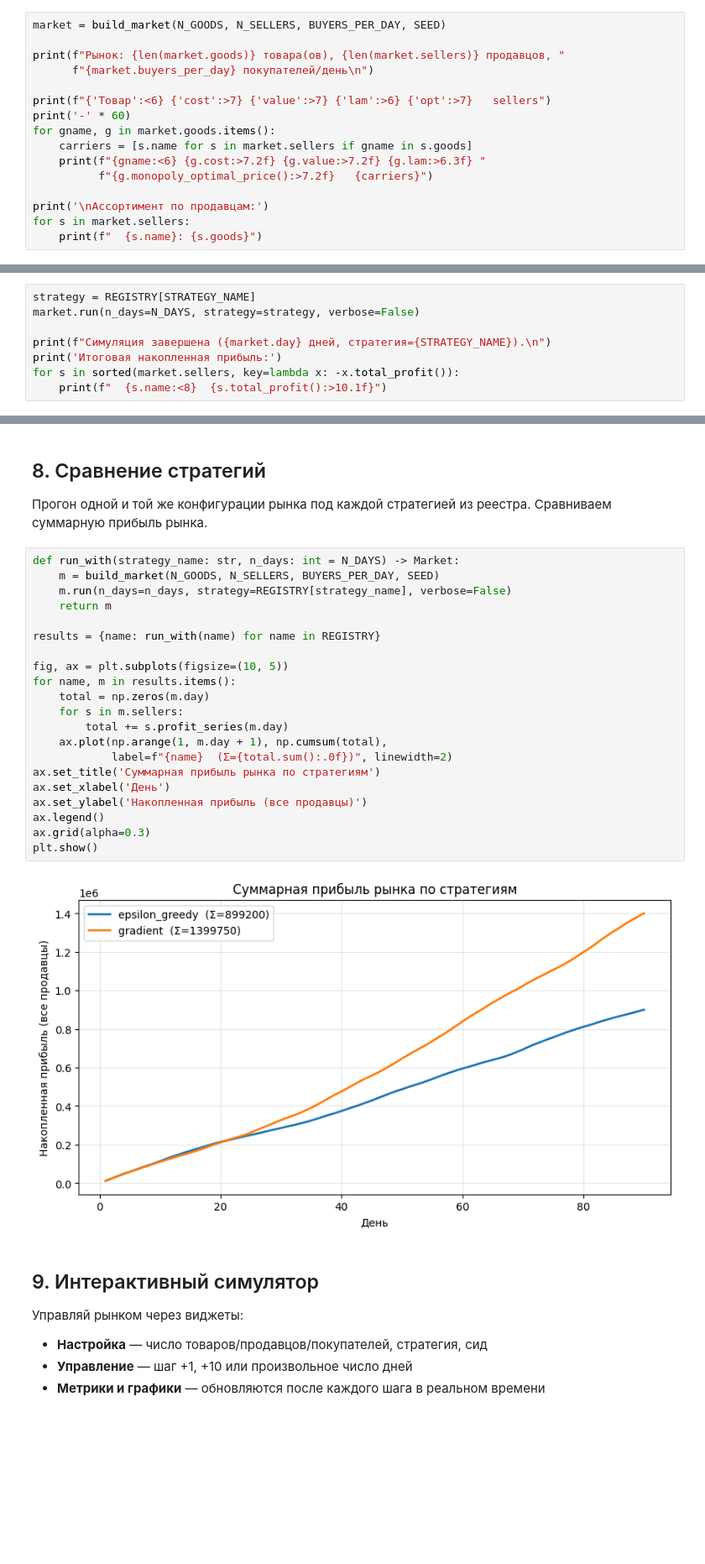
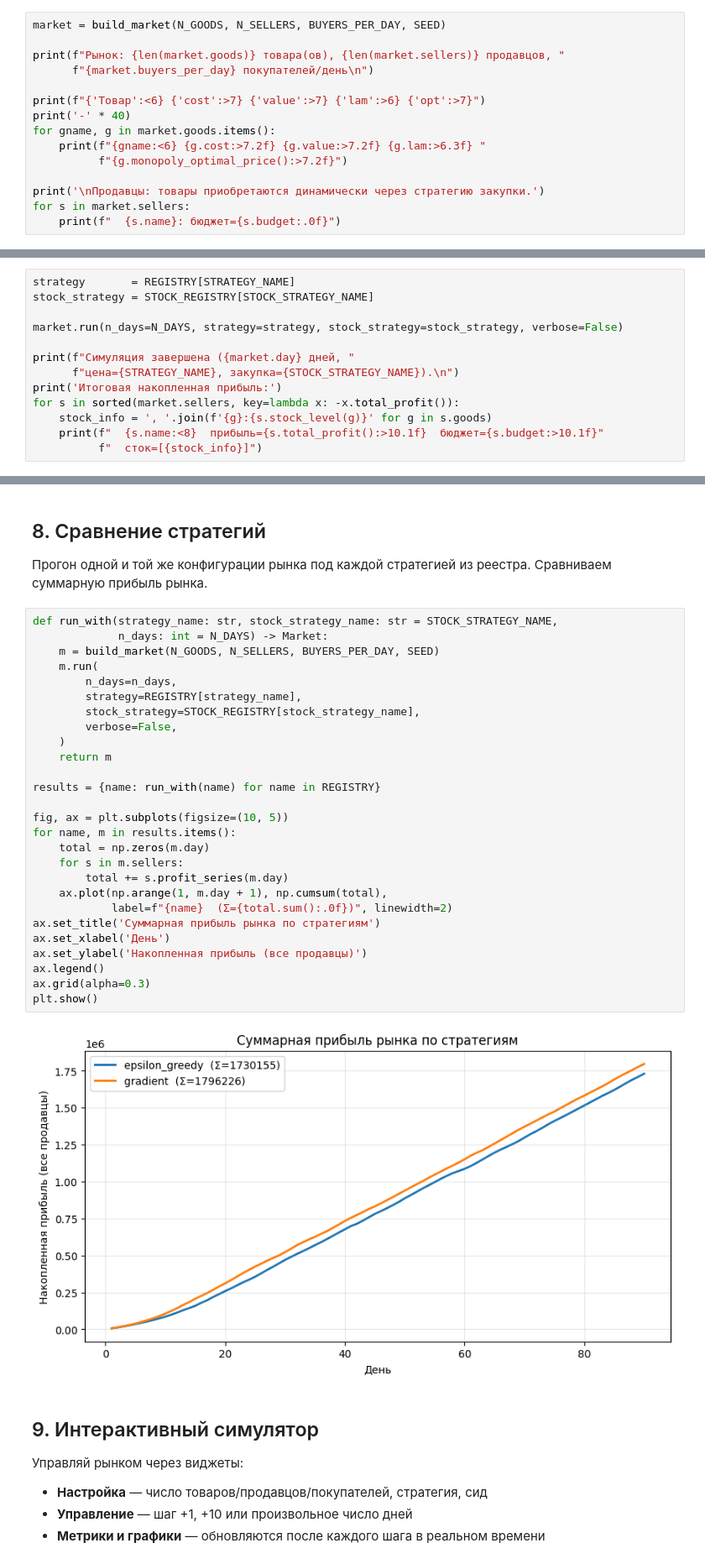
Before and after one commit to postoev/pricing-manager, a Jupyter notebook: market_sim.ipynb, the cells around one changed output, grey strips where cells are left out. Shown at 84% size. Drawn from its saved outputs; the diff is of its cells as text; blank space fills up the shorter version.

```diff
--- a/market_sim.ipynb
+++ b/market_sim.ipynb
@@ -67,16 +70,15 @@ market = build_market(N_GOODS, N_SELLERS, BUYERS_PER_DAY, SEED)
 print(f"Рынок: {len(market.goods)} товара(ов), {len(market.sellers)} продавцов, "
       f"{market.buyers_per_day} покупателей/день\n")
 
-print(f"{'Товар':<6} {'cost':>7} {'value':>7} {'lam':>6} {'opt':>7}   sellers")
-print('-' * 60)
+print(f"{'Товар':<6} {'cost':>7} {'value':>7} {'lam':>6} {'opt':>7}")
+print('-' * 40)
 for gname, g in market.goods.items():
-    carriers = [s.name for s in market.sellers if gname in s.goods]
     print(f"{gname:<6} {g.cost:>7.2f} {g.value:>7.2f} {g.lam:>6.3f} "
-          f"{g.monopoly_optimal_price():>7.2f}   {carriers}")
+          f"{g.monopoly_optimal_price():>7.2f}")
 
-print('\nАссортимент по продавцам:')
+print('\nПродавцы: товары приобретаются динамически через стратегию закупки.')
 for s in market.sellers:
-    print(f"  {s.name}: {s.goods}")
+    print(f"  {s.name}: бюджет={s.budget:.0f}")
 # %% [output]
 Рынок: 2 товара(ов), 3 продавцов, 1000 покупателей/день
 
@@ -95,11 +97,16 @@ G2       15.00   56.82  0.170   47.83   ['S1', 'S2', 'S3']
 `verbose=False` отключает периодический лог по дням. Поставьте `True`, если хотите
 видеть промежуточный вывод (~10 точек на симуляцию).
 # %%
-strategy = REGISTRY[STRATEGY_NAME]
-market.run(n_days=N_DAYS, strategy=strategy, verbose=False)
+strategy       = REGISTRY[STRATEGY_NAME]
+stock_strategy = STOCK_REGISTRY[STOCK_STRATEGY_NAME]
 
-print(f"Симуляция завершена ({market.day} дней, стратегия={STRATEGY_NAME}).\n")
+market.run(n_days=N_DAYS, strategy=strategy, stock_strategy=stock_strategy, verbose=False)
+
+print(f"Симуляция завершена ({market.day} дней, "
+      f"цена={STRATEGY_NAME}, закупка={STOCK_STRATEGY_NAME}).\n")
 print('Итоговая накопленная прибыль:')
 for s in sorted(market.sellers, key=lambda x: -x.total_profit()):
-    print(f"  {s.name:<8}  {s.total_profit():>10.1f}")
+    stock_info = ', '.join(f'{g}:{s.stock_level(g)}' for g in s.goods)
+    print(f"  {s.name:<8}  прибыль={s.total_profit():>10.1f}  бюджет={s.budget:>10.1f}"
+          f"  сток=[{stock_info}]")
 # %% [output]
@@ -197,28 +251,34 @@ G2    S3         15.00   19.89   47.83  -58.4%
 Прогон одной и той же конфигурации рынка под каждой стратегией из реестра.
 Сравниваем суммарную прибыль рынка.
 # %%
-def run_with(strategy_name: str, n_days: int = N_DAYS) -> Market:
+def run_with(strategy_name: str, stock_strategy_name: str = STOCK_STRATEGY_NAME,
+             n_days: int = N_DAYS) -> Market:
     m = build_market(N_GOODS, N_SELLERS, BUYERS_PER_DAY, SEED)
-    m.run(n_days=n_days, strategy=REGISTRY[strategy_name], verbose=False)
+    m.run(
+        n_days=n_days,
+        strategy=REGISTRY[strategy_name],
+        stock_strategy=STOCK_REGISTRY[stock_strategy_name],
+        verbose=False,
+    )
     return m
 
 results = {name: run_with(name) for name in REGISTRY}
 
 fig, ax = plt.subplots(figsize=(10, 5))
 for name, m in results.items():
     total = np.zeros(m.day)
     for s in m.sellers:
         total += s.profit_series(m.day)
     ax.plot(np.arange(1, m.day + 1), np.cumsum(total),
             label=f"{name}  (Σ={total.sum():.0f})", linewidth=2)
 ax.set_title('Суммарная прибыль рынка по стратегиям')
 ax.set_xlabel('День')
 ax.set_ylabel('Накопленная прибыль (все продавцы)')
 ax.legend()
 ax.grid(alpha=0.3)
 plt.show()
 # %% [output]
-[figure, old version]
+[figure, new version]
 # %% [markdown]
 ## 9. Интерактивный симулятор
 
```
Also changed, not shown: parts of 11 cells of this notebook, 10 other files.
